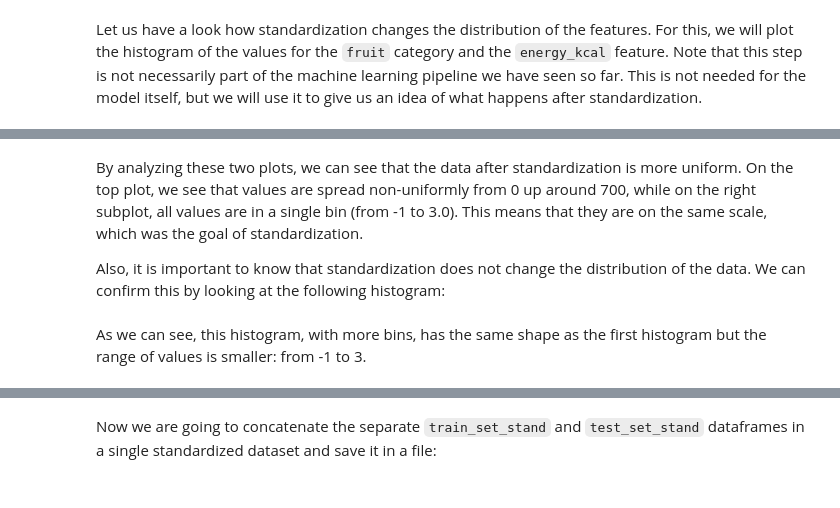
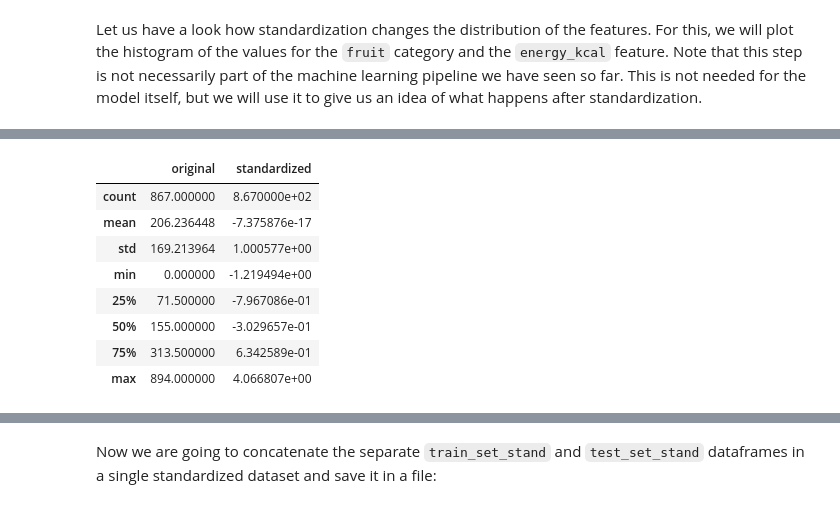
Before and after one commit to fsb-edu/ML4Food, a Jupyter notebook: M1_MLIntro_DataProcessing.ipynb, the cells around one changed output, grey strips where cells are left out. Drawn from its saved outputs; the diff is of its cells as text; code cells hidden in the pictures.

```diff
--- a/M1_MLIntro_DataProcessing.ipynb
+++ b/M1_MLIntro_DataProcessing.ipynb
@@ -318,12 +448,11 @@ After creating the `standard_scaler` object we use its method `fit_transform` **
 # %% [markdown]
 Both these methods return *numpy arrays*. We will create two copies of the `train_set` and `test_set` dataframes and modify these copies to hold the standardized values instead of the original ones:
 # %%
-# in deep copy mode train_set_stand and train_set will be completely independent
-train_set_stand = train_set.copy(deep=True)
+train_set_stand = train_set.copy()
 train_set_stand[cols] = train_set_numerical_st
 train_set_stand['split'] = 'train'
 
-test_set_stand = test_set.copy(deep=True)
+test_set_stand = test_set.copy()
 test_set_stand[cols] = test_set_numerical_st
 test_set_stand['split'] = 'test'
 # %% [markdown]
@@ -349,4 +471,0 @@ plt.title('Histogram of standardized energy_kcal for fruits (1 bin)');
-# %% [markdown]
-By analyzing these two plots, we can see that the data after standardization is more uniform. On the top plot, we see that values are spread non-uniformly from 0 up around 700, while on the right subplot, all values are in a single bin (from -1 to 3.0). This means that they are on the same scale, which was the goal of standardization.
-
-Also, it is important to know that standardization does not change the distribution of the data. We can confirm this by looking at the following histogram:
@@ -356,2 +472,16 @@ plt.title('Histogram of standardized energy_kcal for fruits (10 bins)');
-# %% [markdown]
-As we can see, this histogram, with more bins, has the same shape as the first histogram but the range of values is smaller: from -1 to 3.
+# %%
+concat_result = pd.concat([train_set['energy_kcal'].describe(),
+           train_set_stand['energy_kcal'].describe()],
+           axis=1)
+concat_result.columns = ['original', 'standardized']
+concat_result
+# %% [output]
+|  | original | standardized |
+| count | 867.000000 | 8.670000e+02 |
+| mean | 206.236448 | -7.375876e-17 |
+| std | 169.213964 | 1.000577e+00 |
+| min | 0.000000 | -1.219494e+00 |
+| 25% | 71.500000 | -7.967086e-01 |
+| 50% | 155.000000 | -3.029657e-01 |
+| 75% | 313.500000 | 6.342589e-01 |
+| max | 894.000000 | 4.066807e+00 |
```
Also changed, not shown: parts of 41 cells of this notebook, 1 other file.
